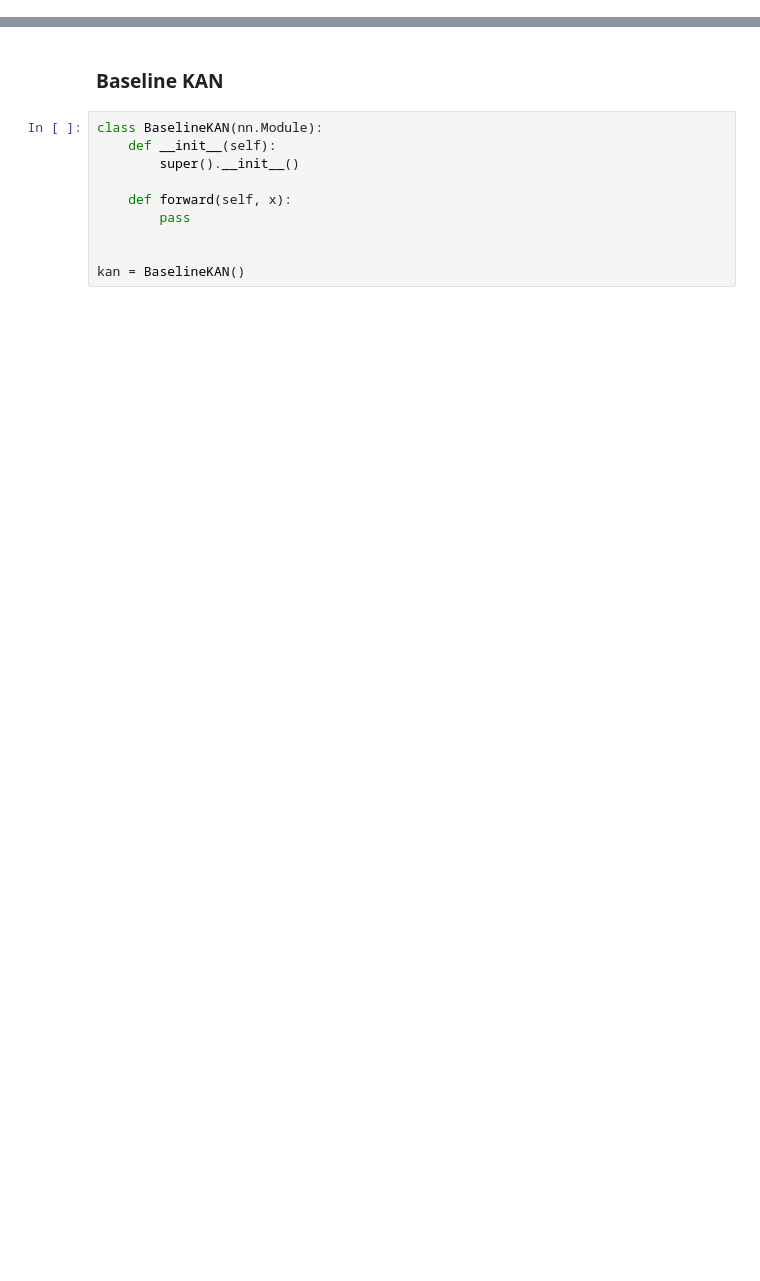
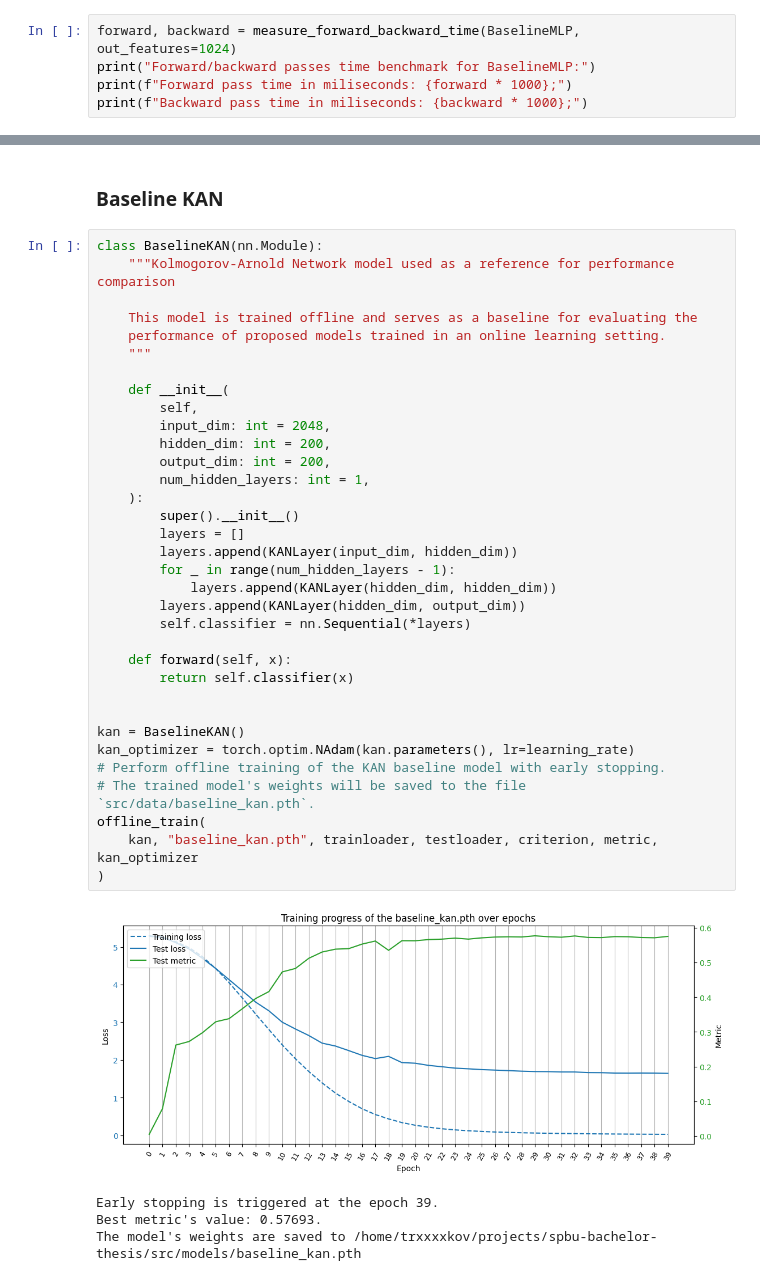
Before and after one commit to trxxxxkov/spbu-bachelor-thesis, a Jupyter notebook: src/notebooks/02_baseline_models.ipynb, the cells around one changed output, grey strips where cells are left out. Drawn from its saved outputs; the diff is of its cells as text; blank space fills up the shorter version.

Commit message:
feat: add notebook with baseline models offline training and evaluation

```diff
--- a/src/notebooks/02_baseline_models.ipynb
+++ b/src/notebooks/02_baseline_models.ipynb
@@ -93,0 +87,5 @@ The model's weights are saved to /home/trxxxxkov/projects/spbu-bachelor-thesis/s
+# %%
+forward, backward = measure_forward_backward_time(BaselineMLP, out_features=1024)
+print("Forward/backward passes time benchmark for BaselineMLP:")
+print(f"Forward pass time in miliseconds: {forward * 1000};")
+print(f"Backward pass time in miliseconds: {backward * 1000};")
@@ -94,12 +101,41 @@ The model's weights are saved to /home/trxxxxkov/projects/spbu-bachelor-thesis/s
 # %% [markdown]
 ### Baseline KAN
-# %%
-class BaselineKAN(nn.Module):
-    def __init__(self):
-        super().__init__()
-
-    def forward(self, x):
-        pass
-
-
-kan = BaselineKAN()
+# %%
+class BaselineKAN(nn.Module):
+    """Kolmogorov-Arnold Network model used as a reference for performance comparison
+
+    This model is trained offline and serves as a baseline for evaluating the
+    performance of proposed models trained in an online learning setting.
+    """
+
+    def __init__(
+        self,
+        input_dim: int = 2048,
+        hidden_dim: int = 200,
+        output_dim: int = 200,
+        num_hidden_layers: int = 1,
+    ):
+        super().__init__()
+        layers = []
+        layers.append(KANLayer(input_dim, hidden_dim))
+        for _ in range(num_hidden_layers - 1):
+            layers.append(KANLayer(hidden_dim, hidden_dim))
+        layers.append(KANLayer(hidden_dim, output_dim))
+        self.classifier = nn.Sequential(*layers)
+
+    def forward(self, x):
+        return self.classifier(x)
+
+
+kan = BaselineKAN()
+kan_optimizer = torch.optim.NAdam(kan.parameters(), lr=learning_rate)
+# Perform offline training of the KAN baseline model with early stopping.
+# The trained model's weights will be saved to the file `src/data/baseline_kan.pth`.
+offline_train(
+    kan, "baseline_kan.pth", trainloader, testloader, criterion, metric, kan_optimizer
+)
+# %% [output]
+[figure, added]
+Early stopping is triggered at the epoch 39.
+Best metric's value: 0.57693.
+The model's weights are saved to /home/trxxxxkov/projects/spbu-bachelor-thesis/src/models/baseline_kan.pth
```
Also changed, not shown: parts of 8 cells of this notebook, 2 other files.
